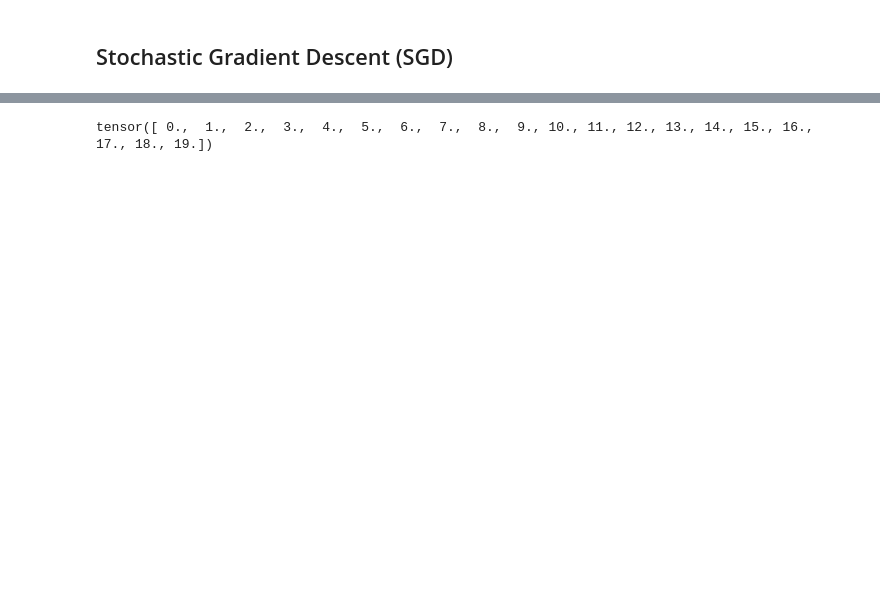
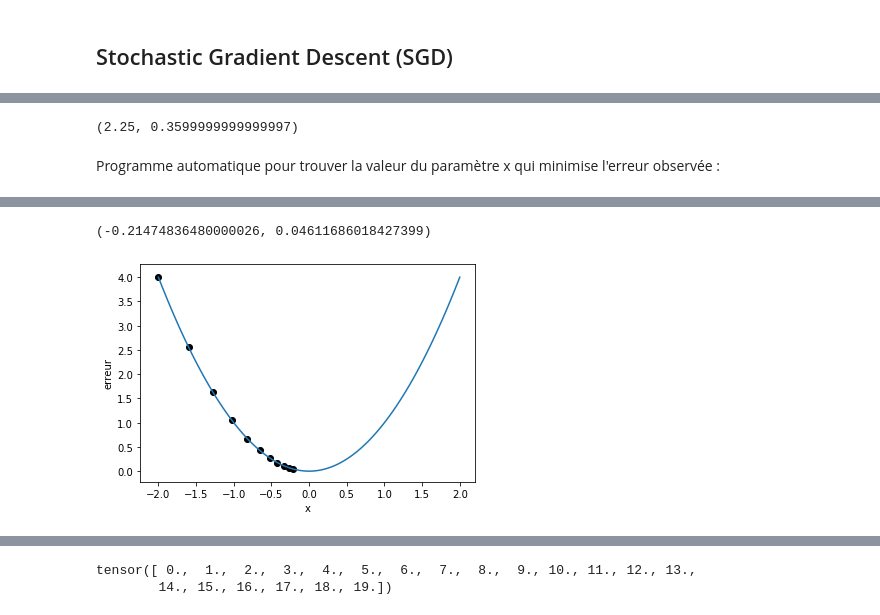
Before and after one commit to laurentprudhon/cours-deeplearning-2020, a Jupyter notebook: notebooks/03_mnist_basics.ipynb, the cells around one changed output, grey strips where cells are left out. Drawn from its saved outputs; the diff is of its cells as text; code cells hidden in the pictures; blank space fills up the shorter version.

```diff
--- a/notebooks/03_mnist_basics.ipynb
+++ b/notebooks/03_mnist_basics.ipynb
@@ -400,0 +429,34 @@ tensor([ 6.,  8., 20.])
+# %%
+error_better_val = loss_function(x_better_val)
+error_val,error_better_val
+# %% [output]
+(2.25, 0.3599999999999997)
+# %% [markdown]
+Programme automatique pour trouver la valeur du paramètre x qui minimise l'erreur observée :
+# %%
+def train_parameter(iterations_count=10, learning_rate=0.1):
+    plot_function(f, 'x', 'erreur')
+
+    # random init
+    x = -2.
+    # initial error value
+    error = loss_function(x)
+    # plot starting point
+    plt.scatter(x, error, color='black');
+
+    for iteration in range(iterations_count):
+        x_p = x + 0.01
+        x_m = x - 0.01
+        error_p = loss_function(x_p)
+        error_m = loss_function(x_m)
+        error_variation_when_x_changes = (error_p - error_m)/(x_p - x_m)
+        x = x - (error_variation_when_x_changes * learning_rate)
+        error = loss_function(x)
+        # display current results
+        print(f"#{iteration} : loss = {error:.3f}")
+        plt.scatter(x, error, color='black');
+
+    return x, error
+# %%
+train_parameter()
+# %% [output]
@@ -400,0 +473,2 @@ tensor([ 6.,  8., 20.])
+(-0.21474836480000026, 0.04611686018427399)
+[figure, added]
```
Also changed, not shown: parts of 138 cells of this notebook.
